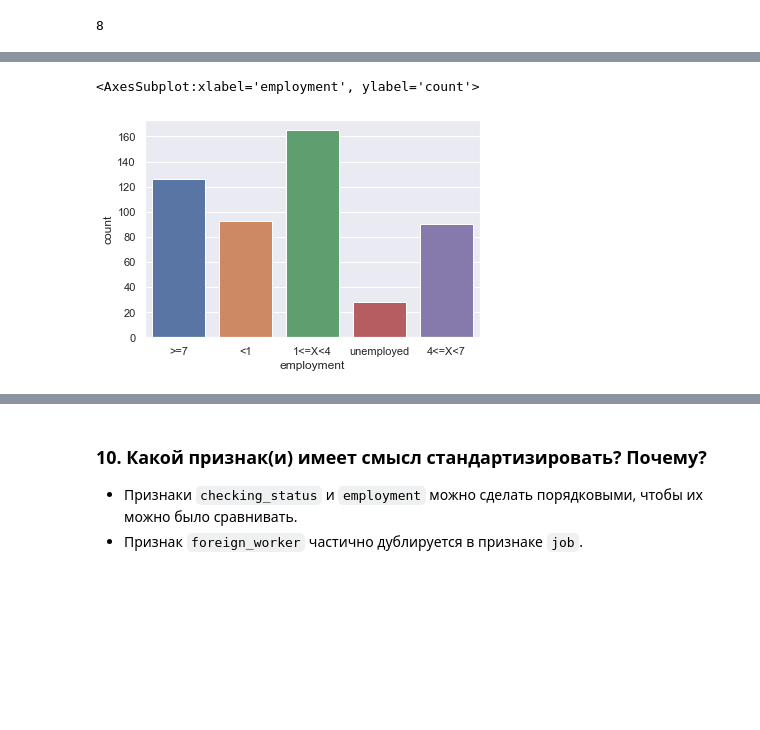
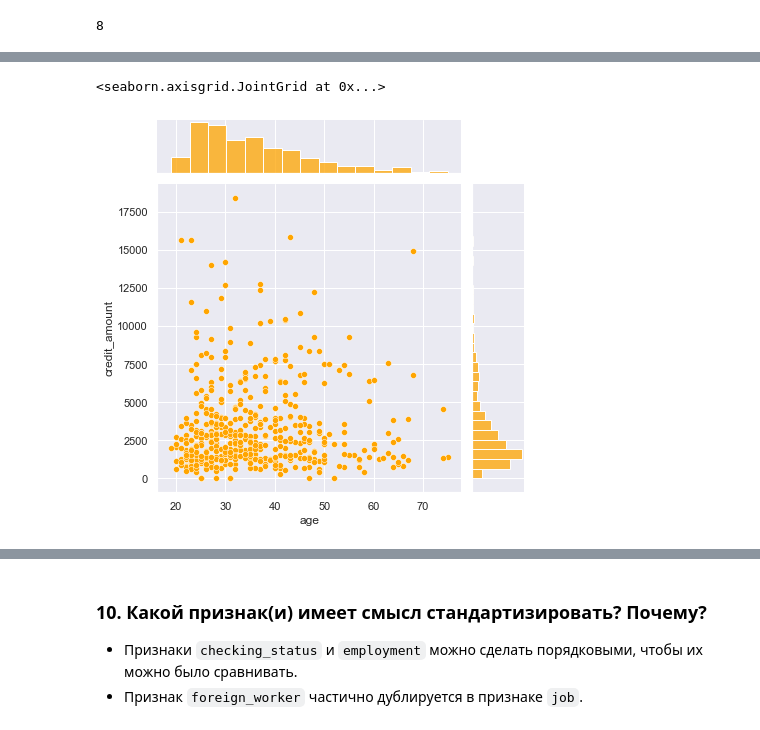
Before and after one commit to Donutellko/IAD, a Jupyter notebook: HW_1/lab1_task.ipynb, the cells around one changed output, grey strips where cells are left out. Cells and saved outputs as stored; diff of their text form; code cells hidden in the pictures; blank space fills up the shorter version.

```diff
--- a/HW_1/lab1_task.ipynb
+++ b/HW_1/lab1_task.ipynb
@@ -321,6 +366,0 @@ NameError: name 'employment' is not defined
-# %%
-# номинальная (порядковая)
-sns.countplot(credit_df.employment)
-# %% [output]
-<AxesSubplot:xlabel='employment', ylabel='count'>
-[figure, removed]
@@ -334,0 +367,6 @@ sns.distplot(credit_df.credit_amount)
+# %%
+# абсолютная
+sns.jointplot(x='age', y='credit_amount', data=credit_df, kind='scatter', color='orange')
+# %% [output]
+<seaborn.axisgrid.JointGrid at 0x...>
+[figure, added]
```
Also changed, not shown: parts of 54 cells of this notebook.
